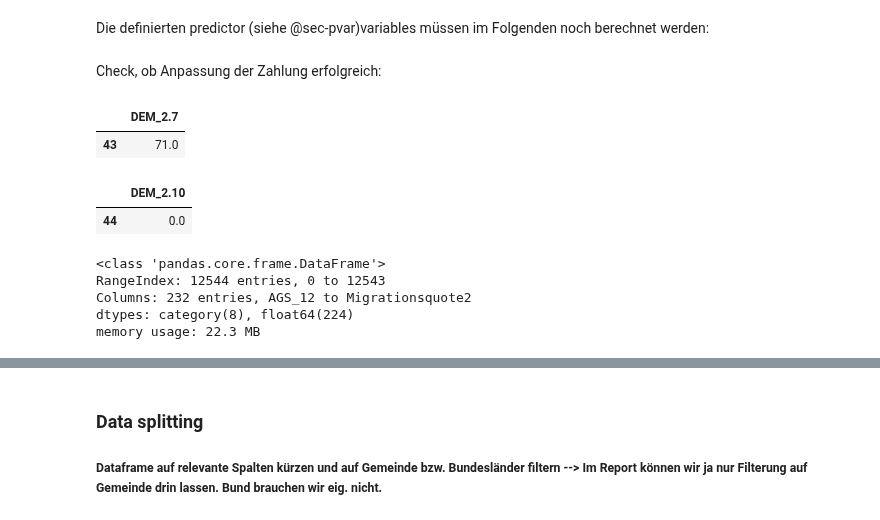
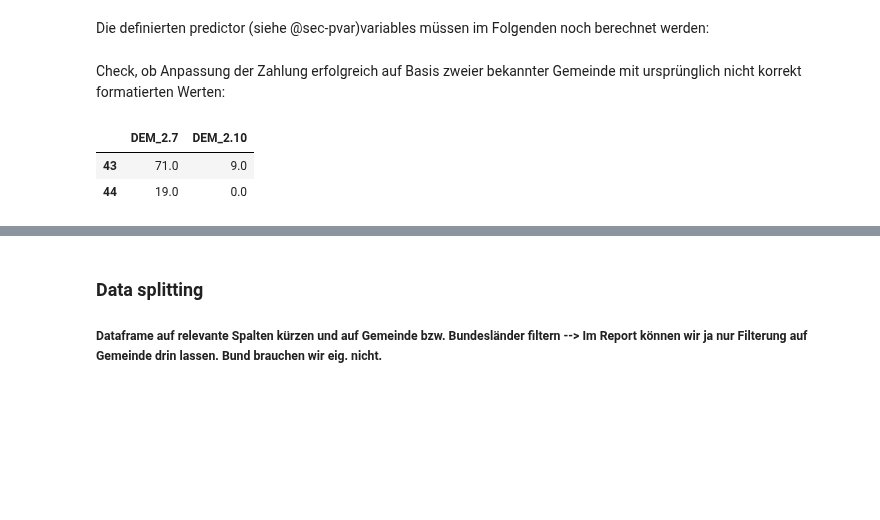
Before and after one commit to NicoHdM/ProjectHdM, a Jupyter notebook: reports/report.ipynb, the cells around one changed output, grey strips where cells are left out. Cells and saved outputs as stored; diff of their text form; code cells hidden in the pictures; blank space fills up the shorter version.

Commit message:
Kleinere Anpassungen
- Check der Data Corrections gekürzt
- Überflüssigen Code entfernt

```diff
--- a/reports/report.ipynb
+++ b/reports/report.ipynb
@@ -151,22 +151,11 @@ df_bevoelkerung['Singlequote'] = ((df_bevoelkerung['DEM_2.4'] + df_bevoelkerung[
     + df_bevoelkerung['DEM_2.13'] + df_bevoelkerung['DEM_2.19'] + df_bevoelkerung['DEM_2.22']
     + df_bevoelkerung['DEM_2.25']) / df_bevoelkerung['DEM_2.1'])*100
 # %% [markdown]
-Check, ob Anpassung der Zahlung erfolgreich:
+Check, ob Anpassung der Zahlung erfolgreich auf Basis zweier bekannter Gemeinde mit ursprünglich nicht korrekt formatierten Werten:
 # %%
-df_bevoelkerung.loc[df_bevoelkerung['Name'] == 'Barkenholm', ['DEM_2.7']]
+df_temp = df_bevoelkerung.loc[(df_bevoelkerung['Name'] == 'Barkenholm') | (df_bevoelkerung['Name'] =='Bergewöhrden'), ['DEM_2.7', 'DEM_2.10']]
+df_temp
 # %% [output]
-|  | DEM_2.7 |
-| 43 | 71.0 |
+|  | DEM_2.7 | DEM_2.10 |
+| 43 | 71.0 | 9.0 |
+| 44 | 19.0 | 0.0 |
-# %%
-df_bevoelkerung.loc[df_bevoelkerung['Name']=='Bergewöhrden', ['DEM_2.10']]
-# %% [output]
-|  | DEM_2.10 |
-| 44 | 0.0 |
-# %%
-df_bevoelkerung.info()
-# %% [output]
-<class 'pandas.core.frame.DataFrame'>
-RangeIndex: 12544 entries, 0 to 12543
-Columns: 232 entries, AGS_12 to Migrationsquote2
-dtypes: category(8), float64(224)
-memory usage: 22.3 MB
```
Also changed, not shown: parts of 2 cells of this notebook.
